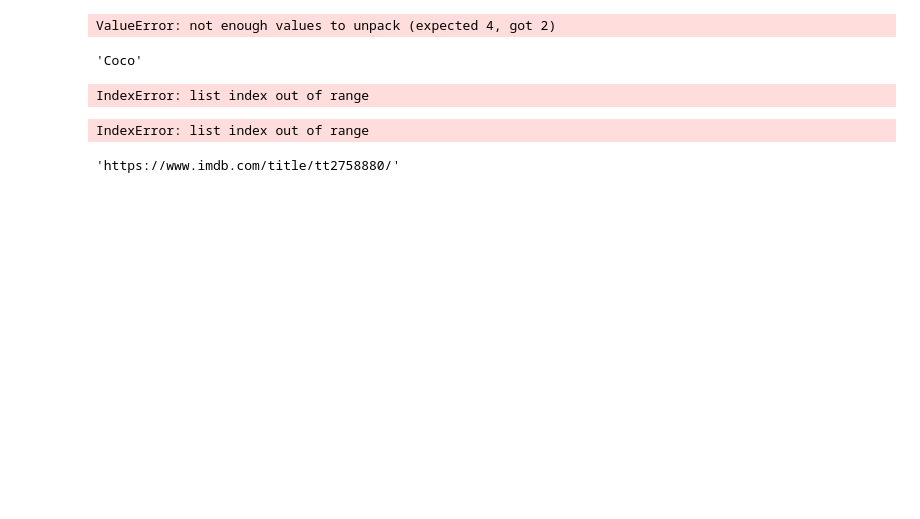
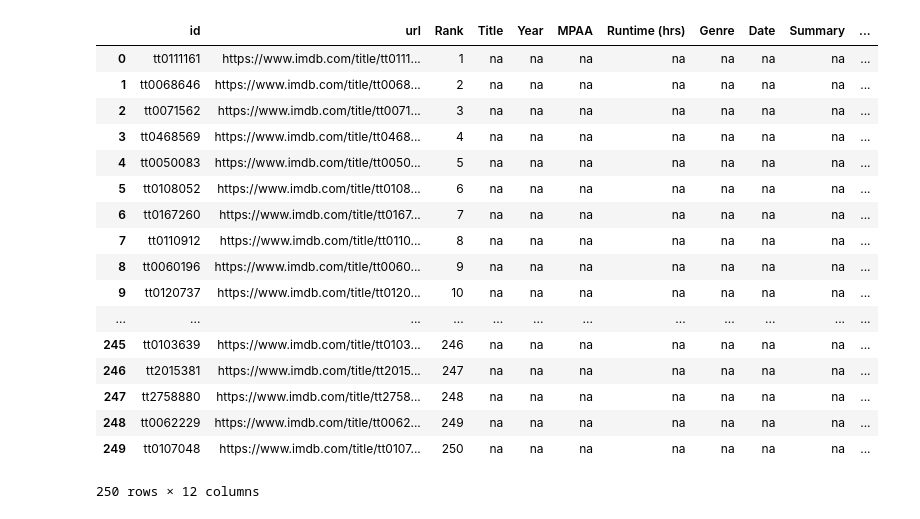
Before and after one commit to patrickhull/film_aggregator, a Jupyter notebook: pipelines/external_sources/imdb.ipynb, the cells around one changed output. Cells and saved outputs as stored; diff of their text form; code cells hidden in the pictures; blank space fills up the shorter version.

```diff
--- a/pipelines/external_sources/imdb.ipynb
+++ b/pipelines/external_sources/imdb.ipynb
@@ -17,6 +11,7 @@ def na_fill(code, *args):
 # %%
 # Define Tables
 film_urls = []
+film_ids = []
 rank = []
 title = []
 year = []
@@ -47,18 +42,41 @@ for chart in charts:
             counter = counter + 1
             rank.append(counter)
             film_urls.append(url_path)
+            film_ids.append(link.replace("title","").replace('/',''))
 # %%
 # Individual Scraper
 for url in film_urls:
     html = urlopen(url)
     bsObj = BeautifulSoup(html, 'html5lib')
 
-    title_ind = na_fill(bsObj.h1.find(text=True).replace(u'\xa0',' ').strip())
-    year_ind = na_fill(remove_paren(bsObj.h1.span.text))
-    MPAA_ind, length_ind, genre_ind, date_ind = na_fill(bsObj.find('div', {'class':'subtext'}).get_text(strip=True).split('|',3))
-    summary_ind = na_fill(bsObj.find('div', {'class':'summary_text'}).get_text(strip=True))
-    runtime_ind = na_fill(bsObj.findAll('time')[1].text.replace(' min', ''))
-    rating_ind = na_fill(bsObj.find('span', {'itemprop':'ratingValue'}).get_text(strip=True))
+    try:
+        title_ind = na_fill(bsObj.h1.find(text=True).replace(u'\xa0',' ').strip())
+    except:
+        title_ind = 'na'
+    try:
+        year_ind = na_fill(remove_paren(bsObj.h1.span.text))
+    except:
+        year_ind = 'na'
+    try:
+        MPAA_ind, length_ind, genre_ind, date_ind = na_fill(bsObj.find('div', {'class':'subtext'}).get_text(strip=True).split('|',3))
+    except:
+        MPAA_ind = 'na'
+        length_ind = 'na'
+        genre_ind = 'na'
+        date_ind = 'na'
+    try:
+        summary_ind = na_fill(bsObj.find('div', {'class':'summary_text'}).get_text(strip=True))
+    except:
+        summary_ind = 'na'
+    try:
+        runtime_ind = na_fill(bsObj.findAll('time')[1].text.replace(' min', ''))
+    except:
+        runtime_ind = 'na'
+    try:
+        rating_ind = na_fill(bsObj.find('span', {'itemprop':'ratingValue'}).get_text(strip=True))
+    except:
+        rating_ind = 'na'
+
 
     title.append(title_ind)
     year.append(year_ind)
@@ -69,15 +87,5 @@ for url in film_urls:
     summary.append(summary_ind)
     runtime.append(runtime_ind)
     rating.append(rating_ind)
-# %% [output]
-ValueError: not enough values to unpack (expected 4, got 2)
 # %%
-tp_250df = pd.DataFrame(list(zip(film_urls, rank, title, year, MPAA, length, genre, date, summary, runtime, rating)), columns = ['url', 'Rank', 'Title', 'Year', 'MPAA', 'Runtime (hrs)', 'Genre', 'Date', 'Summary', 'Runtime (min)', 'Rating'])
+tp_250df = pd.DataFrame(list(zip(film_ids, film_urls, rank, title, year, MPAA, length, genre, date, summary, runtime, rating)), columns = ['id', 'url', 'Rank', 'Title', 'Year', 'MPAA', 'Runtime (hrs)', 'Genre', 'Date', 'Summary', 'Runtime (min)', 'Rating'])
-# %%
-title_ind
-# %% [output]
-'Coco'
-# %%
-code = bsObj.findAll('time')[1].text.replace(' min', '')
-# %% [output]
-IndexError: list index out of range
@@ -89,8 +92,21 @@ except:
-# %%
-na_fill(bsObj.findAll('time')[1].text.replace(' min', ''))
-# %% [output]
-IndexError: list index out of range
-# %%
-url_path
-# %% [output]
-'https://www.imdb.com/title/tt2758880/'
+# %%
+tp_250df
+# %% [output]
+|  | id | url | Rank | Title | Year | MPAA | Runtime (hrs) | Genre | Date | Summary | ... |
+| 0 | tt0111161 | https://www.imdb.com/title/tt0111... | 1 | na | na | na | na | na | na | na | ... |
+| 1 | tt0068646 | https://www.imdb.com/title/tt0068... | 2 | na | na | na | na | na | na | na | ... |
+| 2 | tt0071562 | https://www.imdb.com/title/tt0071... | 3 | na | na | na | na | na | na | na | ... |
+| 3 | tt0468569 | https://www.imdb.com/title/tt0468... | 4 | na | na | na | na | na | na | na | ... |
+| 4 | tt0050083 | https://www.imdb.com/title/tt0050... | 5 | na | na | na | na | na | na | na | ... |
+| 5 | tt0108052 | https://www.imdb.com/title/tt0108... | 6 | na | na | na | na | na | na | na | ... |
+| 6 | tt0167260 | https://www.imdb.com/title/tt0167... | 7 | na | na | na | na | na | na | na | ... |
+| 7 | tt0110912 | https://www.imdb.com/title/tt0110... | 8 | na | na | na | na | na | na | na | ... |
+| 8 | tt0060196 | https://www.imdb.com/title/tt0060... | 9 | na | na | na | na | na | na | na | ... |
+| 9 | tt0120737 | https://www.imdb.com/title/tt0120... | 10 | na | na | na | na | na | na | na | ... |
+| ... | ... | ... | ... | ... | ... | ... | ... | ... | ... | ... | ... |
+| 245 | tt0103639 | https://www.imdb.com/title/tt0103... | 246 | na | na | na | na | na | na | na | ... |
+| 246 | tt2015381 | https://www.imdb.com/title/tt2015... | 247 | na | na | na | na | na | na | na | ... |
+| 247 | tt2758880 | https://www.imdb.com/title/tt2758... | 248 | na | na | na | na | na | na | na | ... |
+| 248 | tt0062229 | https://www.imdb.com/title/tt0062... | 249 | na | na | na | na | na | na | na | ... |
+| 249 | tt0107048 | https://www.imdb.com/title/tt0107... | 250 | na | na | na | na | na | na | na | ... |
+250 rows × 12 columns
```
Also changed, not shown: parts of 2 cells of this notebook, 1 other file.
